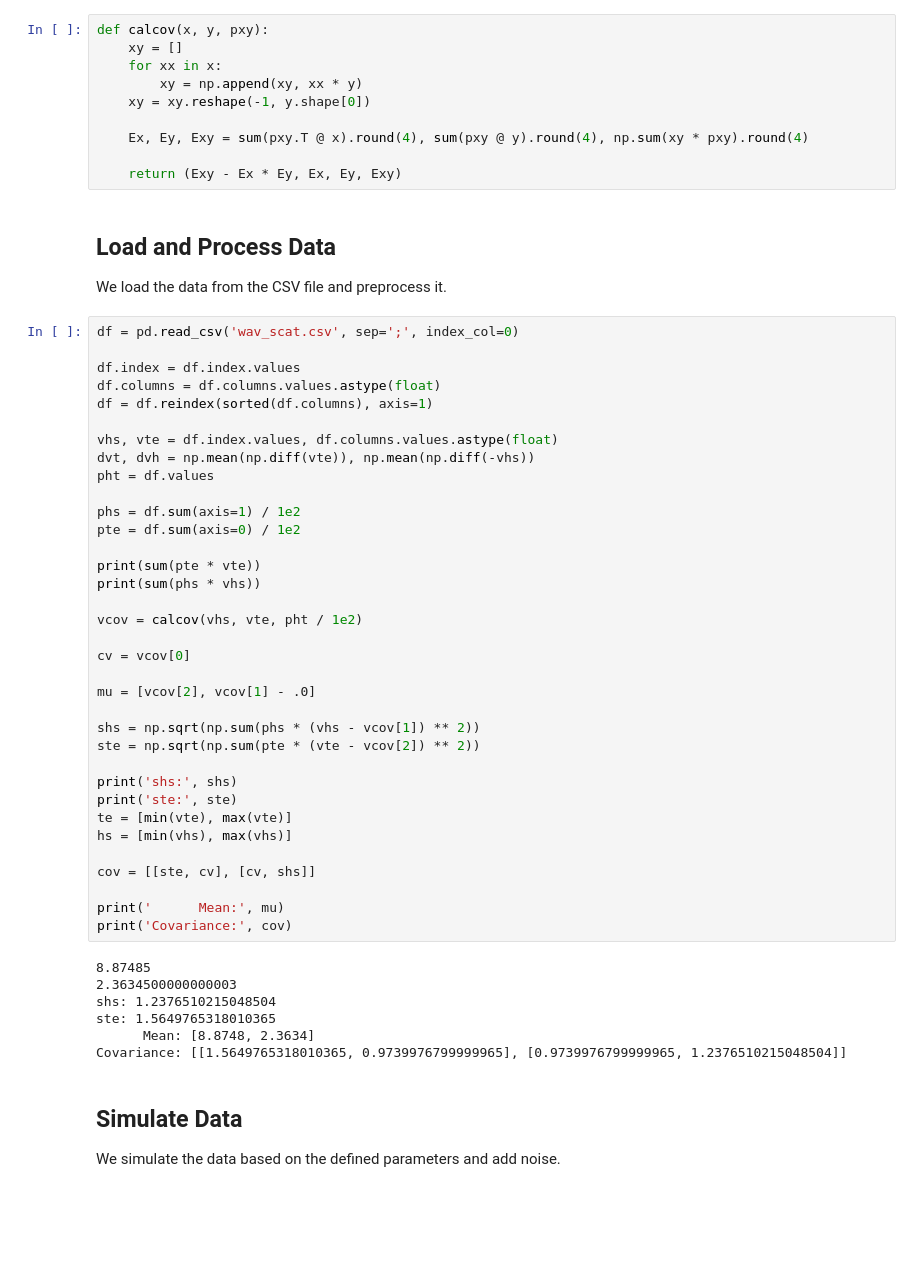
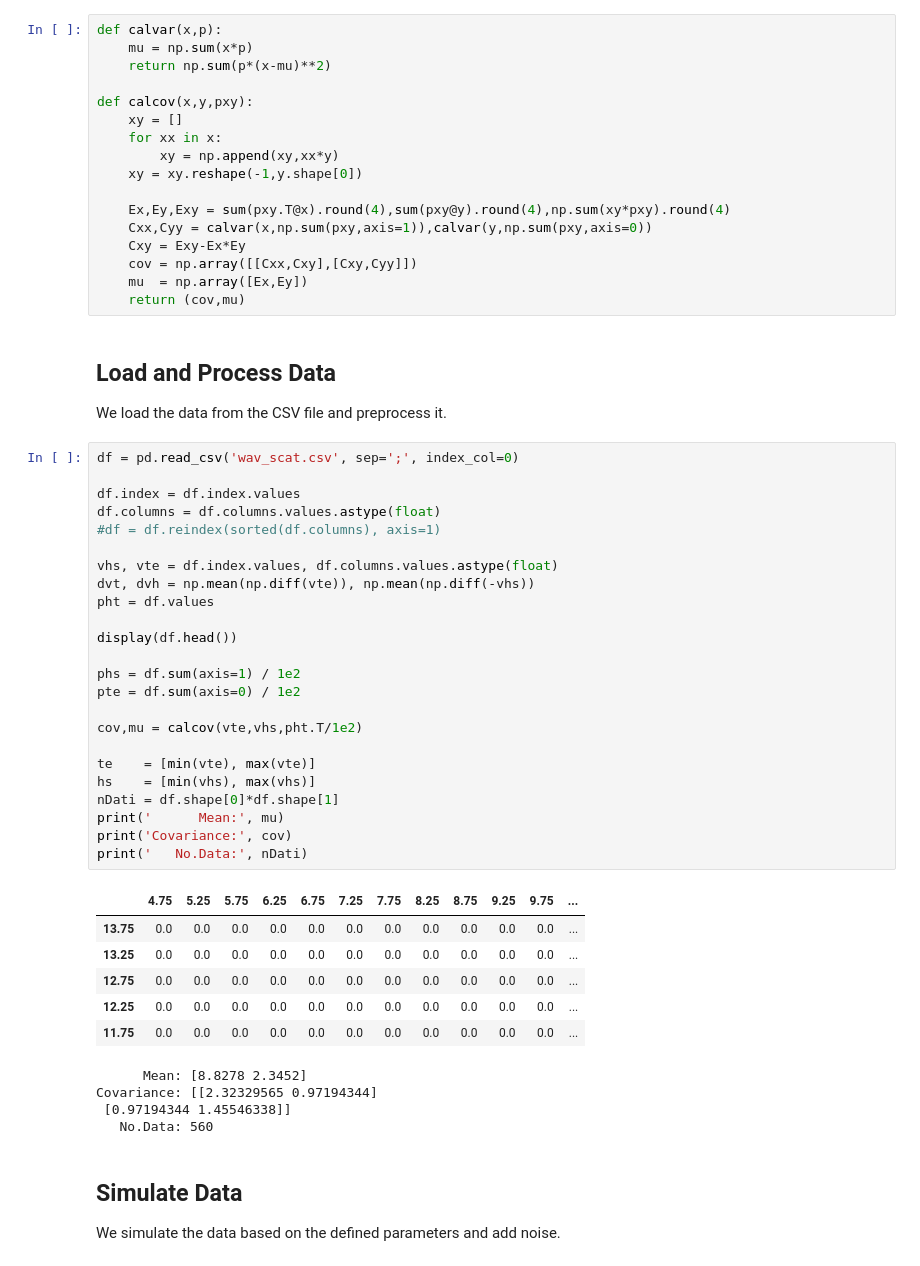
Before and after one commit to pciuh/wave-scatter, a Jupyter notebook: wave_scatter.ipynb, the cells around one changed output. Saved outputs shown, nothing was run; the diff lists cells and outputs as text; blank space fills up the shorter version.

```diff
--- a/wave_scatter.ipynb
+++ b/wave_scatter.ipynb
@@ -18,15 +18,22 @@ import seaborn as sns
 
 Next, we define a function to calculate the covariance matrix.
 # %%
-def calcov(x, y, pxy):
+def calvar(x,p):
+    mu = np.sum(x*p)
+    return np.sum(p*(x-mu)**2)
+
+def calcov(x,y,pxy):
     xy = []
     for xx in x:
-        xy = np.append(xy, xx * y)
-    xy = xy.reshape(-1, y.shape[0])
+        xy = np.append(xy,xx*y)
+    xy = xy.reshape(-1,y.shape[0])
 
-    Ex, Ey, Exy = sum(pxy.T @ x).round(4), sum(pxy @ y).round(4), np.sum(xy * pxy).round(4)
-
-    return (Exy - Ex * Ey, Ex, Ey, Exy)
+    Ex,Ey,Exy = sum(pxy.T@x).round(4),sum(pxy@y).round(4),np.sum(xy*pxy).round(4)
+    Cxx,Cyy = calvar(x,np.sum(pxy,axis=1)),calvar(y,np.sum(pxy,axis=0))
+    Cxy = Exy-Ex*Ey
+    cov = np.array([[Cxx,Cxy],[Cxy,Cyy]])
+    mu  = np.array([Ex,Ey])
+    return (cov,mu)
 # %% [markdown]
 ## Load and Process Data
 
@@ -34,45 +41,38 @@ We load the data from the CSV file and preprocess it.
 # %%
 df = pd.read_csv('wav_scat.csv', sep=';', index_col=0)
 
 df.index = df.index.values
 df.columns = df.columns.values.astype(float)
-df = df.reindex(sorted(df.columns), axis=1)
+#df = df.reindex(sorted(df.columns), axis=1)
 
 vhs, vte = df.index.values, df.columns.values.astype(float)
 dvt, dvh = np.mean(np.diff(vte)), np.mean(np.diff(-vhs))
 pht = df.values
 
+display(df.head())
+
 phs = df.sum(axis=1) / 1e2
 pte = df.sum(axis=0) / 1e2
 
-print(sum(pte * vte))
-print(sum(phs * vhs))
+cov,mu = calcov(vte,vhs,pht.T/1e2)
 
-vcov = calcov(vhs, vte, pht / 1e2)
-
-cv = vcov[0]
-
-mu = [vcov[2], vcov[1] - .0]
-
-shs = np.sqrt(np.sum(phs * (vhs - vcov[1]) ** 2))
-ste = np.sqrt(np.sum(pte * (vte - vcov[2]) ** 2))
-
-print('shs:', shs)
-print('ste:', ste)
-te = [min(vte), max(vte)]
-hs = [min(vhs), max(vhs)]
-
-cov = [[ste, cv], [cv, shs]]
-
+te    = [min(vte), max(vte)]
+hs    = [min(vhs), max(vhs)]
+nDati = df.shape[0]*df.shape[1]
 print('      Mean:', mu)
 print('Covariance:', cov)
+print('   No.Data:', nDati)
 # %% [output]
+|  | 4.75 | 5.25 | 5.75 | 6.25 | 6.75 | 7.25 | 7.75 | 8.25 | 8.75 | 9.25 | 9.75 | ... |
+| 13.75 | 0.0 | 0.0 | 0.0 | 0.0 | 0.0 | 0.0 | 0.0 | 0.0 | 0.0 | 0.0 | 0.0 | ... |
+| 13.25 | 0.0 | 0.0 | 0.0 | 0.0 | 0.0 | 0.0 | 0.0 | 0.0 | 0.0 | 0.0 | 0.0 | ... |
+| 12.75 | 0.0 | 0.0 | 0.0 | 0.0 | 0.0 | 0.0 | 0.0 | 0.0 | 0.0 | 0.0 | 0.0 | ... |
+| 12.25 | 0.0 | 0.0 | 0.0 | 0.0 | 0.0 | 0.0 | 0.0 | 0.0 | 0.0 | 0.0 | 0.0 | ... |
+| 11.75 | 0.0 | 0.0 | 0.0 | 0.0 | 0.0 | 0.0 | 0.0 | 0.0 | 0.0 | 0.0 | 0.0 | ... |
-8.87485
-2.3634500000000003
-shs: 1.2376510215048504
-ste: 1.5649765318010365
-      Mean: [8.8748, 2.3634]
-Covariance: [[1.5649765318010365, 0.9739976799999965], [0.9739976799999965, 1.2376510215048504]]
+      Mean: [8.8278 2.3452]
+Covariance: [[2.32329565 0.97194344]
+ [0.97194344 1.45546338]]
+   No.Data: 560
 # %% [markdown]
 ## Simulate Data
 
```
Also changed, not shown: parts of 3 cells of this notebook, 4 other files.
